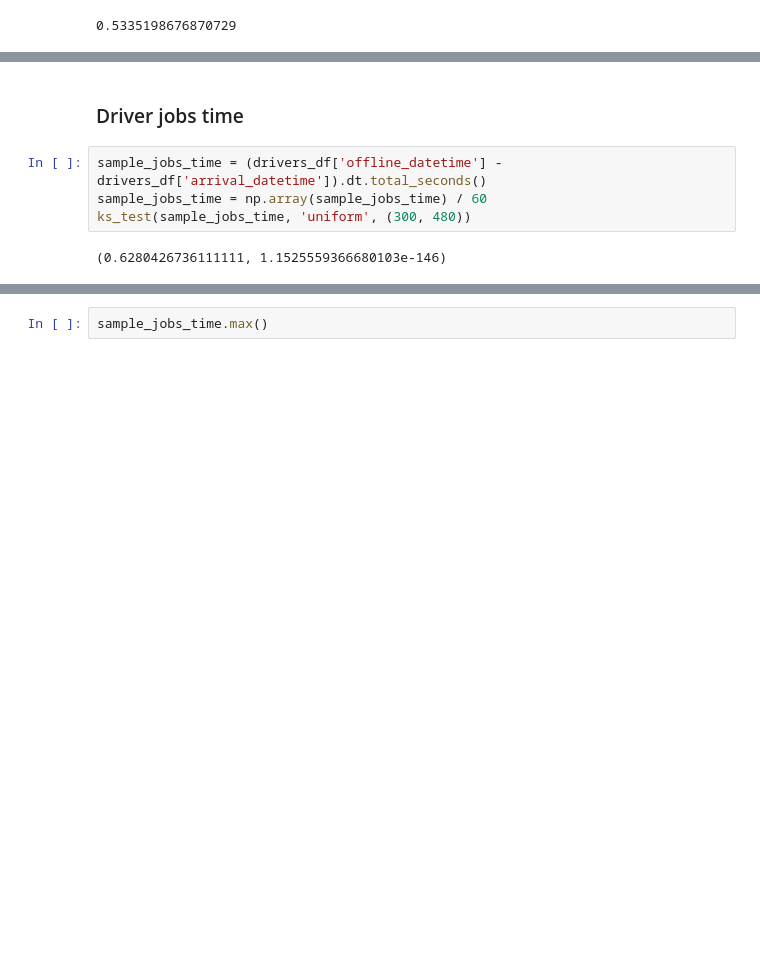
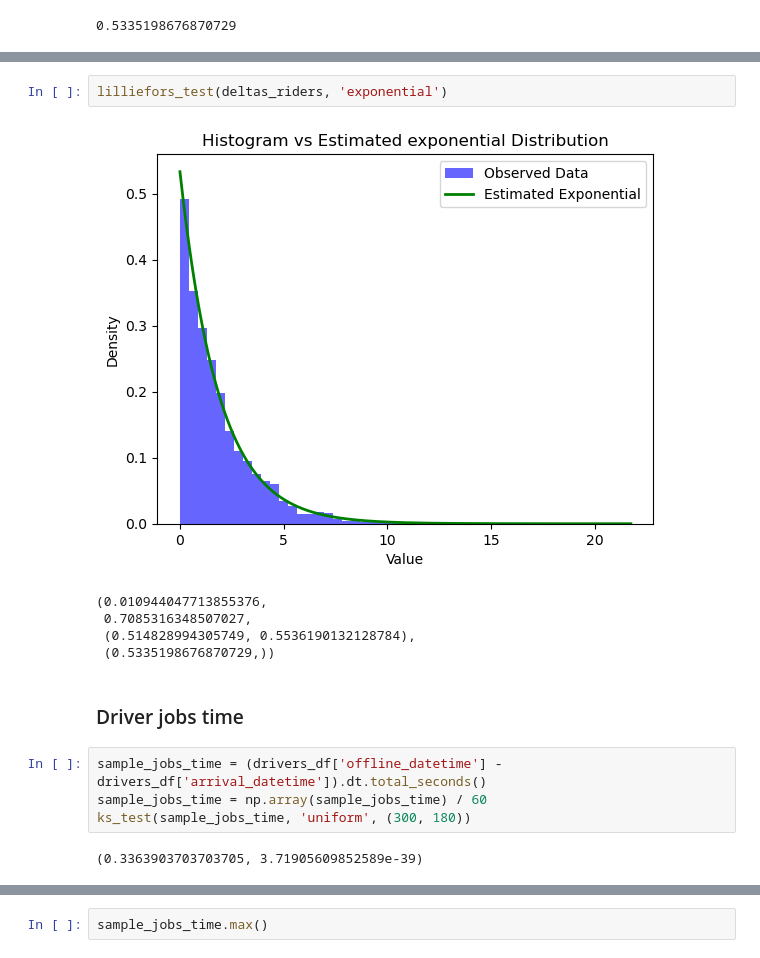
Before and after one commit to noPunintended/Squareshire_simulation, a Jupyter notebook: Codes/notebooks/stats_test.ipynb, the cells around one changed output, grey strips where cells are left out. Drawn from its saved outputs; the diff is of its cells as text; blank space fills up the shorter version.

```diff
--- a/Codes/notebooks/stats_test.ipynb
+++ b/Codes/notebooks/stats_test.ipynb
@@ -122,8 +296,16 @@ riders_ks_test
+# %%
+lilliefors_test(deltas_riders, 'exponential')
+# %% [output]
+[figure, added]
+(0.010944047713855376,
+ 0.7085316348507027,
+ (0.514828994305749, 0.5536190132128784),
+ (0.5335198676870729,))
 # %% [markdown]
 ### Driver jobs time
 # %%
 sample_jobs_time = (drivers_df['offline_datetime'] - drivers_df['arrival_datetime']).dt.total_seconds()
 sample_jobs_time = np.array(sample_jobs_time) / 60
-ks_test(sample_jobs_time, 'uniform', (300, 480))
+ks_test(sample_jobs_time, 'uniform', (300, 180))
 # %% [output]
-(0.6280426736111111, 1.1525559366680103e-146)
+(0.3363903703703705, 3.71905609852589e-39)
```
Also changed, not shown: parts of 30 cells of this notebook, 5 other files.
